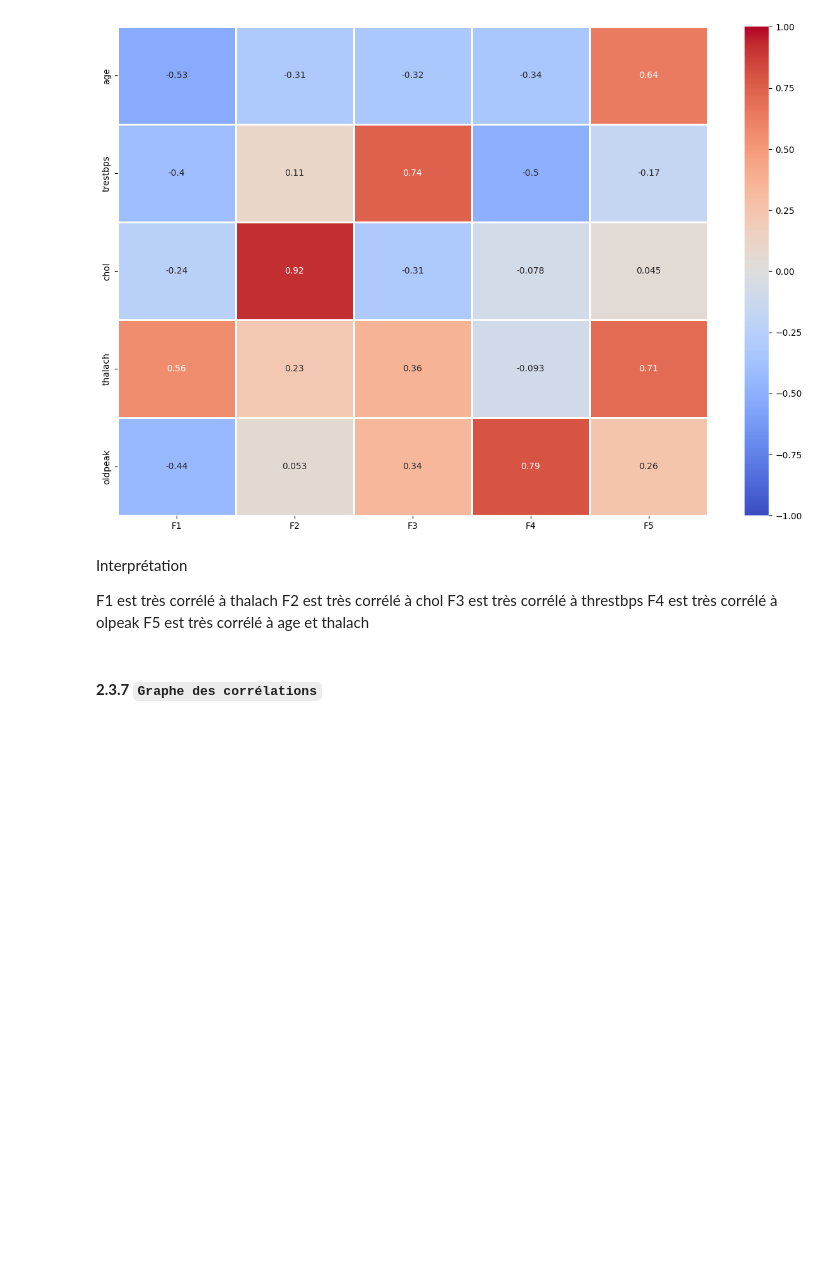
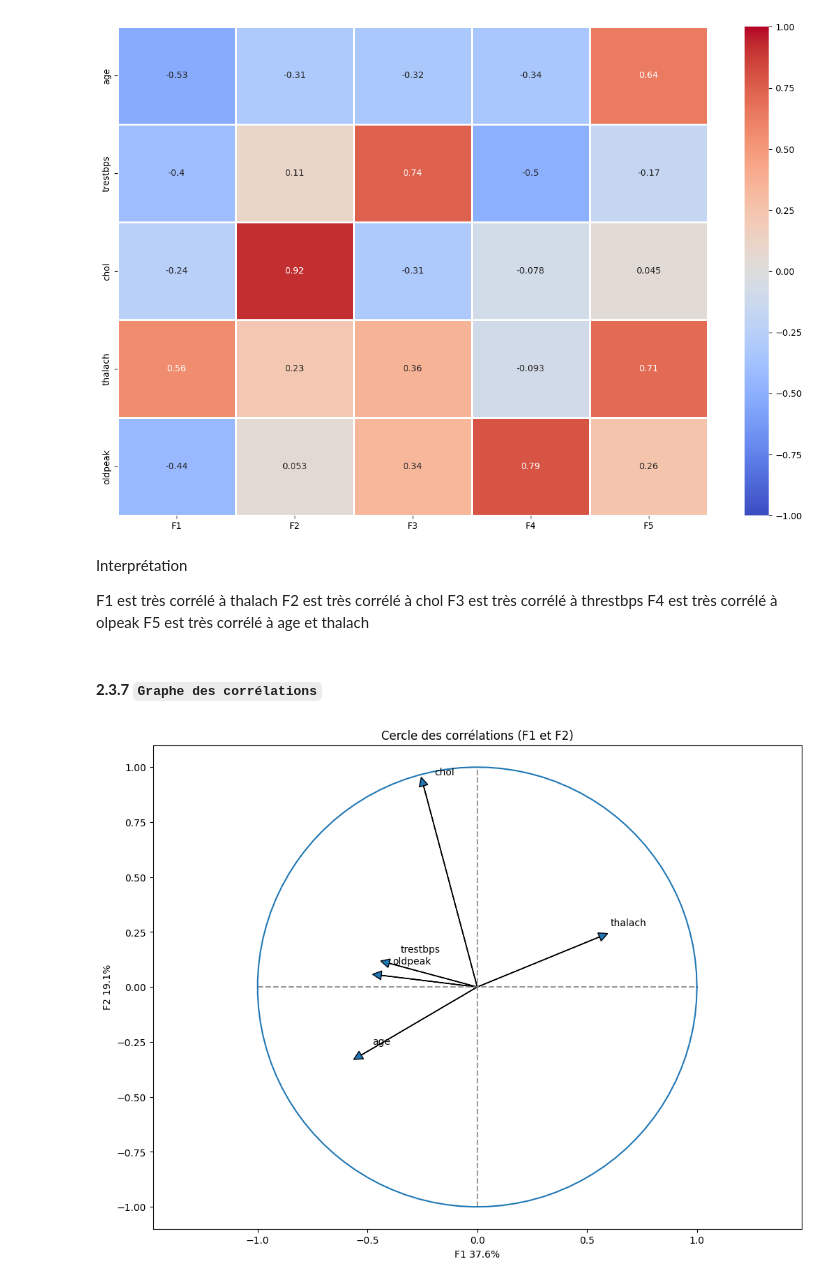
Before and after one commit to Harlequelrah/heart_attack_prediction, a Jupyter notebook: project/notebooks/analysis.ipynb, the cells around one changed output. Drawn from its saved outputs; the diff is of its cells as text; code cells hidden in the pictures; blank space fills up the shorter version.

```diff
--- a/project/notebooks/analysis.ipynb
+++ b/project/notebooks/analysis.ipynb
@@ -500,7 +500,23 @@ def correlation_graph(x_y,pca:PCA,features:list):
     plt.plot([0, 0],[-1, 1], color="grey", alpha=0.8, ls="--")
 
     # nommage des axes
-    v1,v2 = [f"{pca.explained_variance_[k]:.1%}" for k in x_y]
+    v1,v2 = [f"{pca.explained_variance_ratio_[k]:.1%}" for k in x_y]
     plt.xlabel(f"F{x+1} {v1}")
+    plt.ylabel(f"F{y+1} {v2}")
 
+    # tracée du cercle
+    theta = np.linspace(0,2*np.pi,100)
+    plt.plot(np.cos(theta),np.sin(theta))
+    plt.axis("equal")
+
+    # titre
+    plt.title(f"Cercle des corrélations (F{x+1} et F{y+1})")
+
+    # affichage
     plt.show()
+# %%
+# graphe F1 et F2
+x_y = 0,1
+correlation_graph(x_y=x_y, pca=pca, features=numerical_cols)
+# %% [output]
+[figure, added]
```
Also changed, not shown: parts of 18 cells of this notebook.
